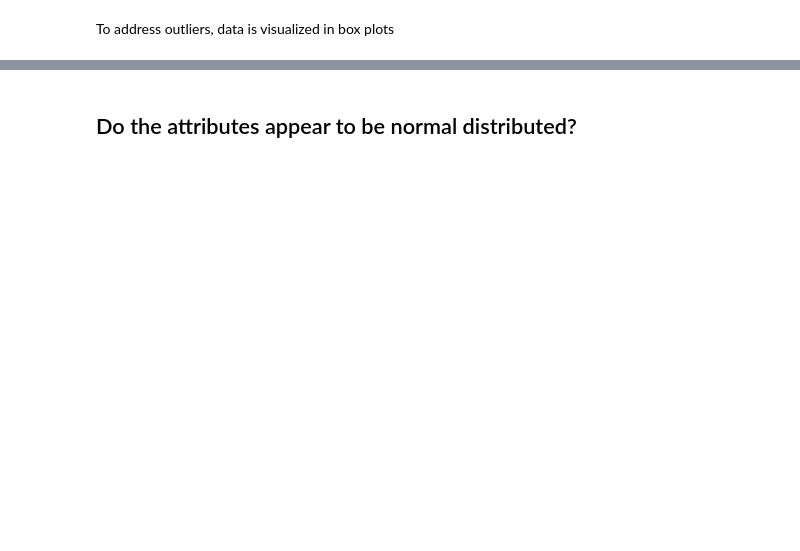
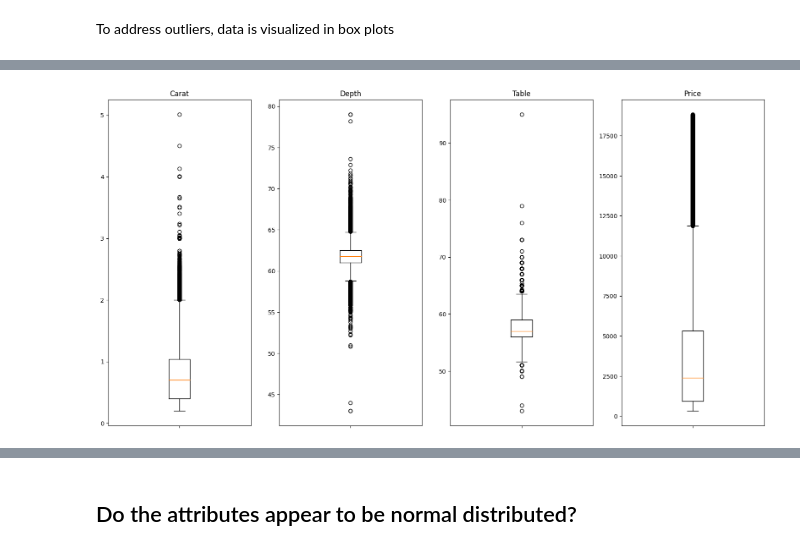
Before and after one commit to alonakonst/ML_project1, a Jupyter notebook: project1.ipynb, the cells around one changed output, grey strips where cells are left out. Saved outputs shown, nothing was run; the diff lists cells and outputs as text; code cells hidden in the pictures; blank space fills up the shorter version.

```diff
--- a/project1.ipynb
+++ b/project1.ipynb
@@ -72 +98,22 @@ plot_boxplot('table')
+# %%
+fig, axs = plt.subplots(1, 4, figsize=(20, 10))
+
+axs[0].boxplot(data['carat'])
+axs[0].set_title('Carat')
+axs[0].set_xticklabels([])
+
+axs[1].boxplot(data['depth'])
+axs[1].set_title('Depth')
+axs[1].set_xticklabels([])
+
+axs[2].boxplot(data['table'])
+axs[2].set_title('Table')
+axs[2].set_xticklabels([])
+
+axs[3].boxplot(data['price'])
+axs[3].set_title('Price')
+axs[3].set_xticklabels([])
+plt.savefig('boxplot_other.png')
+# %% [output]
+[figure, added]
 # %% [markdown]
```
Also changed, not shown: parts of 37 cells of this notebook, 1 other file.
